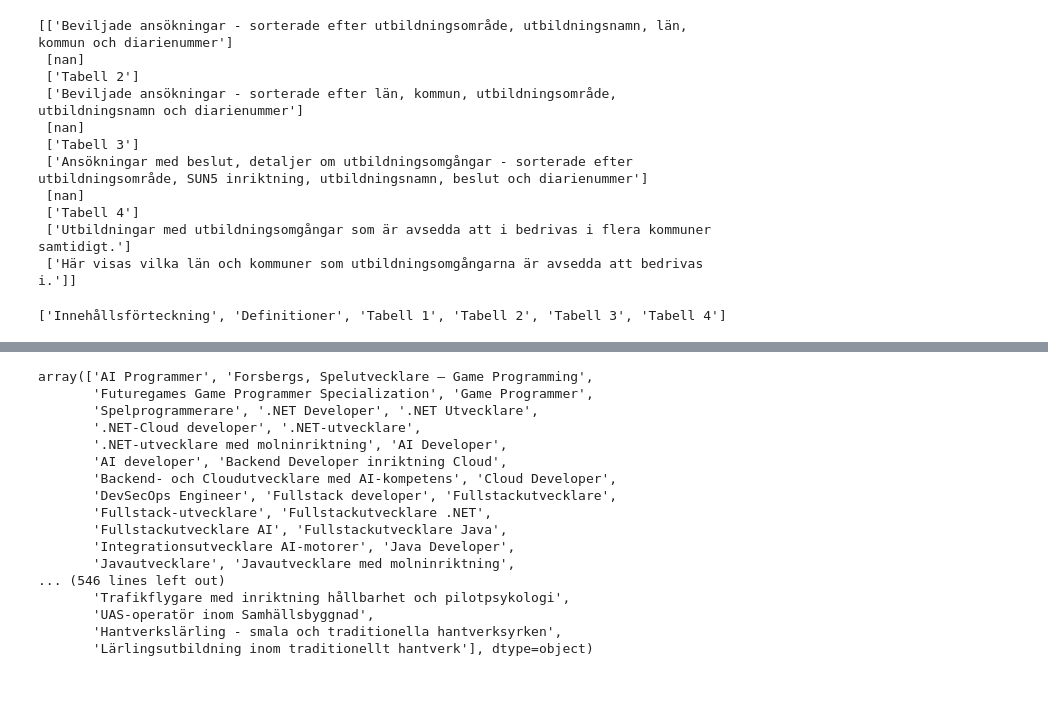
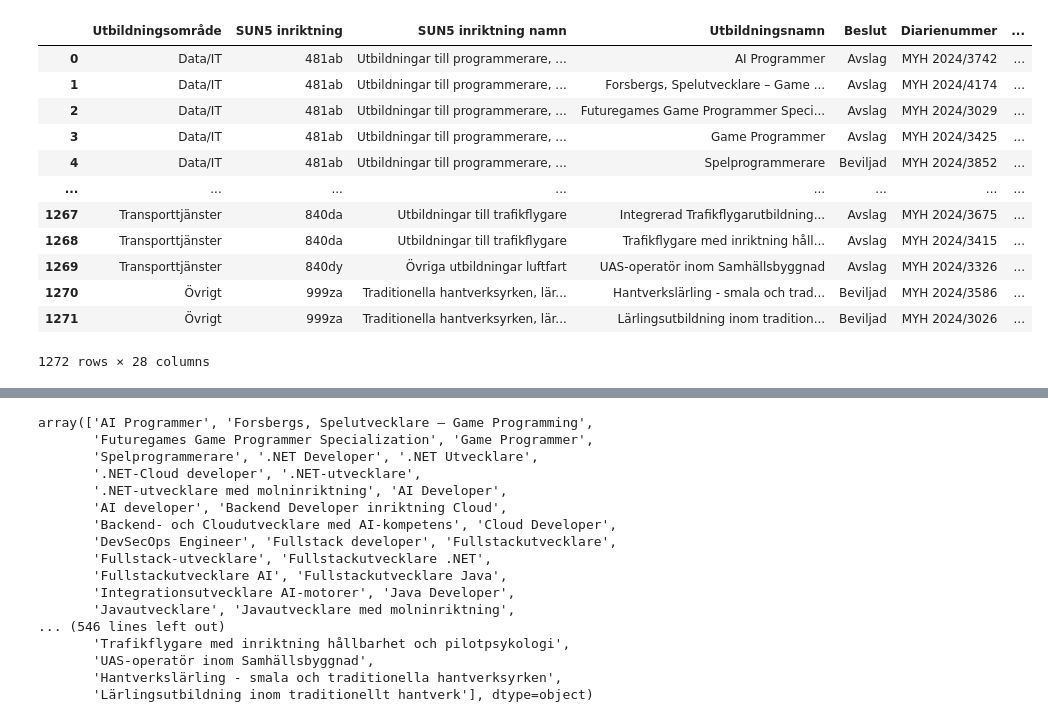
Before and after one commit to StefanLundberg77/python_opa24, a Jupyter notebook: exercise2.ipynb, the cells around one changed output, grey strips where cells are left out. Drawn from its saved outputs; the diff is of its cells as text; code cells hidden in the pictures; blank space fills up the shorter version.

```diff
--- a/exercise2.ipynb
+++ b/exercise2.ipynb
@@ -1,23 +1,19 @@
 # %%
 import pandas as pd
 
-data = pd.read_excel("data/resultat-ansokningsomgang-2024.xlsx", skiprows=5)
-print(data.values)
+df = pd.read_excel("data/resultat-ansokningsomgang-2024.xlsx", sheet_name="Tabell 3", skiprows=5)
+df
 # %% [output]
+|  | Utbildningsområde | SUN5 inriktning | SUN5 inriktning namn | Utbildningsnamn | Beslut | Diarienummer | ... |
+| 0 | Data/IT | 481ab | Utbildningar till programmerare, ... | AI Programmer | Avslag | MYH 2024/3742 | ... |
+| 1 | Data/IT | 481ab | Utbildningar till programmerare, ... | Forsbergs, Spelutvecklare – Game ... | Avslag | MYH 2024/4174 | ... |
+| 2 | Data/IT | 481ab | Utbildningar till programmerare, ... | Futuregames Game Programmer Speci... | Avslag | MYH 2024/3029 | ... |
+| 3 | Data/IT | 481ab | Utbildningar till programmerare, ... | Game Programmer | Avslag | MYH 2024/3425 | ... |
+| 4 | Data/IT | 481ab | Utbildningar till programmerare, ... | Spelprogrammerare | Beviljad | MYH 2024/3852 | ... |
+| ... | ... | ... | ... | ... | ... | ... | ... |
+| 1267 | Transporttjänster | 840da | Utbildningar till trafikflygare | Integrerad Trafikflygarutbildning... | Avslag | MYH 2024/3675 | ... |
+| 1268 | Transporttjänster | 840da | Utbildningar till trafikflygare | Trafikflygare med inriktning håll... | Avslag | MYH 2024/3415 | ... |
+| 1269 | Transporttjänster | 840dy | Övriga utbildningar luftfart | UAS-operatör inom Samhällsbyggnad | Avslag | MYH 2024/3326 | ... |
+| 1270 | Övrigt | 999za | Traditionella hantverksyrken, lär... | Hantverkslärling - smala och trad... | Beviljad | MYH 2024/3586 | ... |
+| 1271 | Övrigt | 999za | Traditionella hantverksyrken, lär... | Lärlingsutbildning inom tradition... | Beviljad | MYH 2024/3026 | ... |
-[['Beviljade ansökningar - sorterade efter utbildningsområde, utbildningsnamn, län, kommun och diarienummer']
- [nan]
- ['Tabell 2']
- ['Beviljade ansökningar - sorterade efter län, kommun, utbildningsområde, utbildningsnamn och diarienummer']
- [nan]
- ['Tabell 3']
- ['Ansökningar med beslut, detaljer om utbildningsomgångar - sorterade efter utbildningsområde, SUN5 inriktning, utbildningsnamn, beslut och diarienummer']
- [nan]
- ['Tabell 4']
- ['Utbildningar med utbildningsomgångar som är avsedda att i bedrivas i flera kommuner samtidigt.']
- ['Här visas vilka län och kommuner som utbildningsomgångarna är avsedda att bedrivas i.']]
+1272 rows × 28 columns
-# %%
-
-xls = pd.ExcelFile("data/resultat-ansokningsomgang-2024.xlsx")
-print(xls.sheet_names)  # Lista över alla ark
-# %% [output]
-['Innehållsförteckning', 'Definitioner', 'Tabell 1', 'Tabell 2', 'Tabell 3', 'Tabell 4']
```
Also changed, not shown: parts of 11 cells of this notebook, 1 other file.
